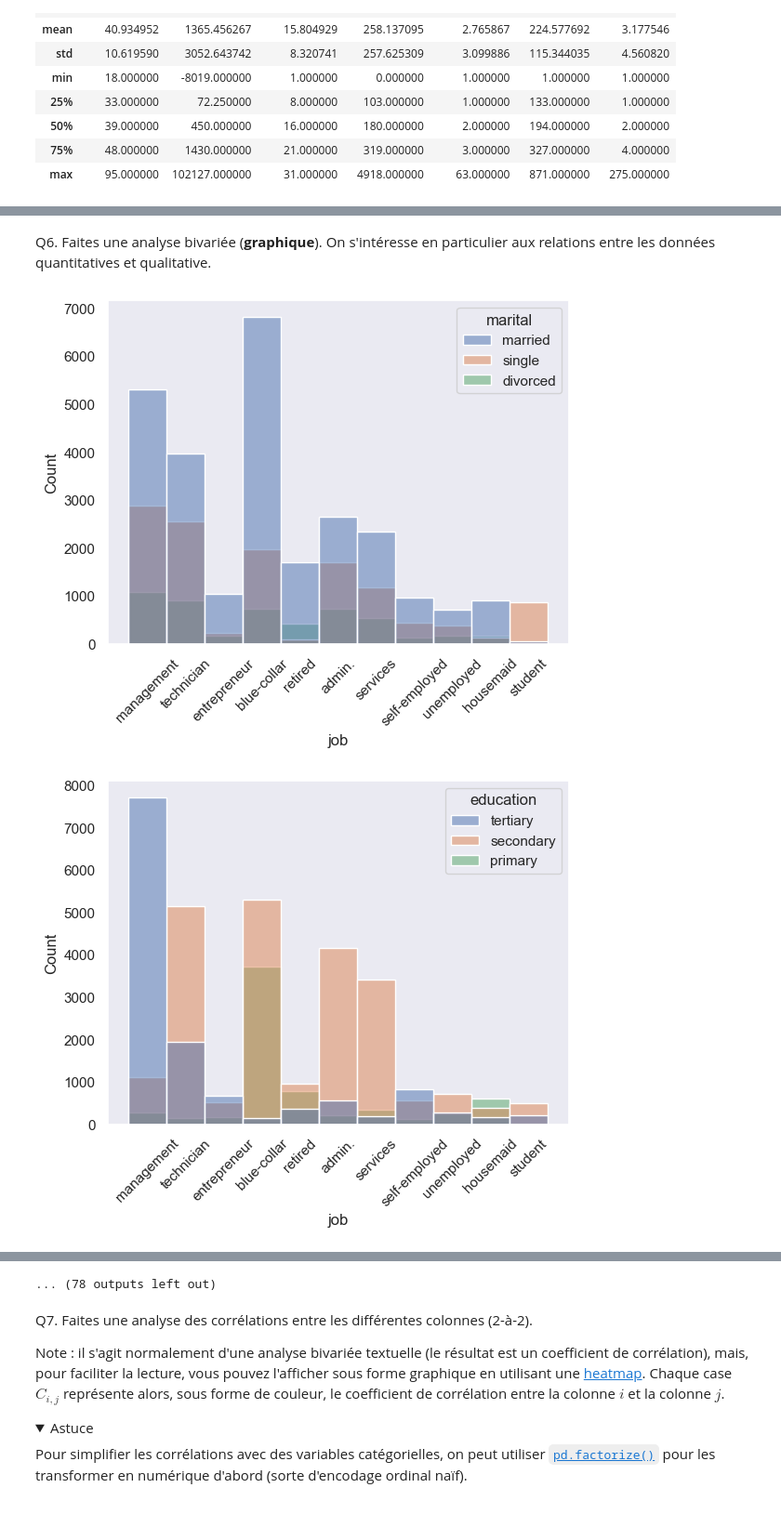
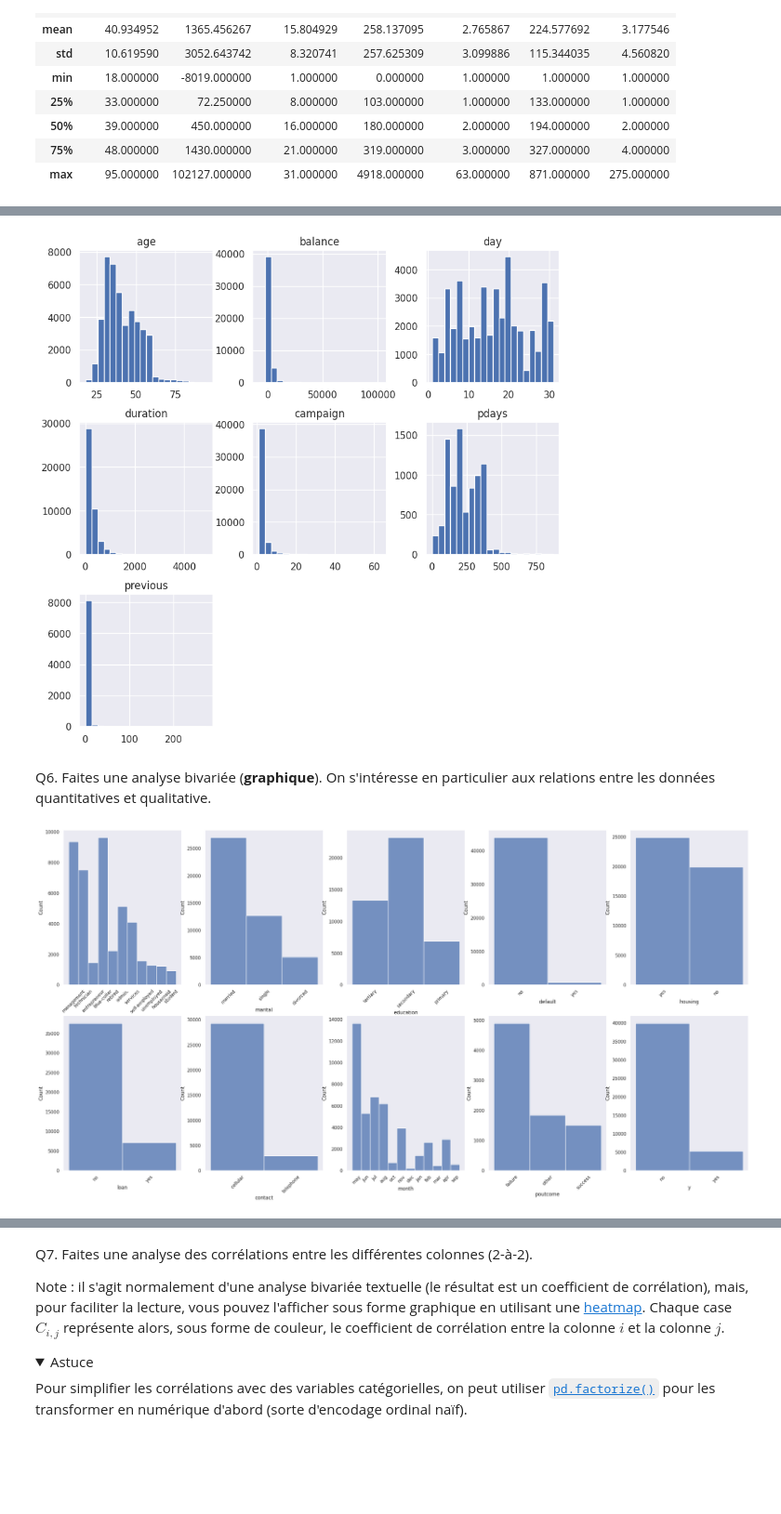
Before and after one commit to jo-pouradier/machine-learning-cpe, a Jupyter notebook: tp2.ipynb, the cells around one changed output, grey strips where cells are left out. Shown at 93% size. Cells and saved outputs as stored; diff of their text form; code cells hidden in the pictures; folded sections open; blank space fills up the shorter version.

```diff
--- a/tp2.ipynb
+++ b/tp2.ipynb
@@ -157,15 +143,20 @@ array([[<Axes: title={'center': 'age'}>,
+# %%
+f = df.hist(figsize=(10, 10), bins=20)
+# %% [output]
+[figure, added]
 # %% [markdown]
 Q6. Faites une analyse bivariée (**graphique**). On s'intéresse en particulier aux relations entre les données quantitatives et qualitative.
 # %%
 qualitatives = df.select_dtypes(include="object")
 quantitatives = df.select_dtypes(exclude="object")
 
-for c in qualitatives.columns:
-    for c2 in qualitatives.columns:
-        if c != c2:
-            ax = sns.histplot(x=c, hue=c2, data=df)
-            plt.xticks(rotation=45)
-            plt.show()
+# in subplots
+cols = 5
+fig, axes = plt.subplots(2, cols, figsize=(30, 15))
+for i, c in enumerate(qualitatives.columns):
+    sns.histplot(x=c, data=df, ax=axes[i // cols, i % cols])
+    xtick = axes[i // cols, i % cols].get_xticklabels()
+    axes[i // cols, i % cols].set_xticklabels(xtick, rotation=45)
+plt.show()
 # %% [output]
-[figure, old version]
+[figure, new version]
-[figure, removed]
@@ -182,4 +163,3 @@ for c in qualitatives.columns:
-... (78 outputs left out)
 # %% [markdown]
 Q7. Faites une analyse des corrélations entre les différentes colonnes (2-à-2).
 
```
Also changed, not shown: parts of 26 cells of this notebook.
